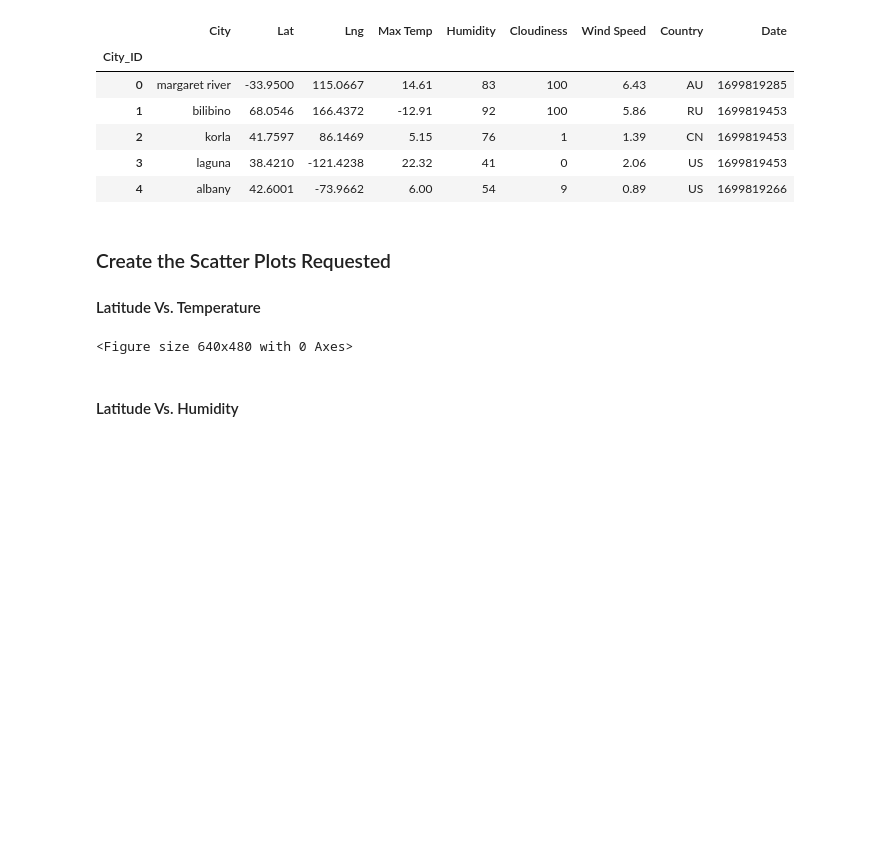
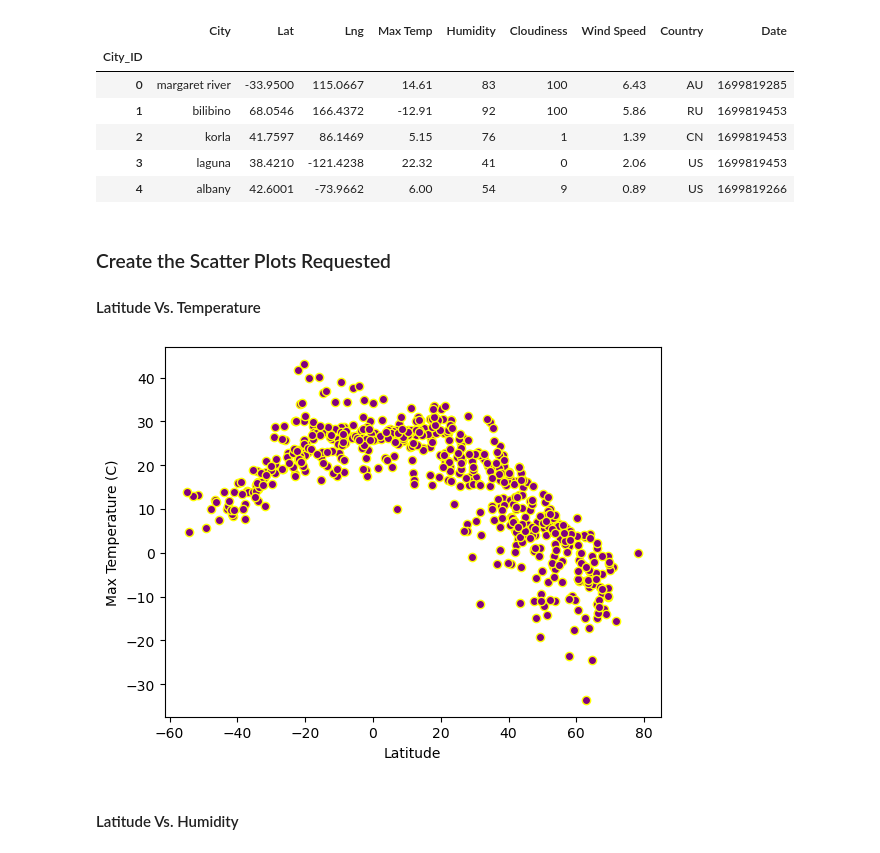
Before and after one commit to jnnfrwht14/Module6_API, a Jupyter notebook: WeatherPy.ipynb, the cells around one changed output. Cells and saved outputs as stored; diff of their text form; code cells hidden in the pictures; blank space fills up the shorter version.

```diff
--- a/WeatherPy.ipynb
+++ b/WeatherPy.ipynb
@@ -191,18 +191,23 @@ city_data_df.head()
 #### Latitude Vs. Temperature
 # %%
 # Build scatter plot for latitude vs. temperature
-# YOUR CODE HERE
+x = city_data_df["Lat"]
+y = city_data_df["Max Temp"]
+plt.scatter(x, y, edgecolor="yellow", color="purple")
 
 # Incorporate the other graph properties
-# YOUR CODE HERE
+plt.xticks(fontsize=10)
+plt.yticks(fontsize=10)
+plt.xlabel("Latitude")
+plt.ylabel("Max Temperature (C)")
 
 # Save the figure
-plt.savefig("output_data/Fig1.png")
+plt.savefig("output_data/latvtemp.png")
 
 # Show plot
 plt.show()
 # %% [output]
-<Figure size 640x480 with 0 Axes>
+[figure, added]
 # %% [markdown]
 #### Latitude Vs. Humidity
 # %%
```
Also changed, not shown: parts of 1 cell of this notebook, 2 other files.
